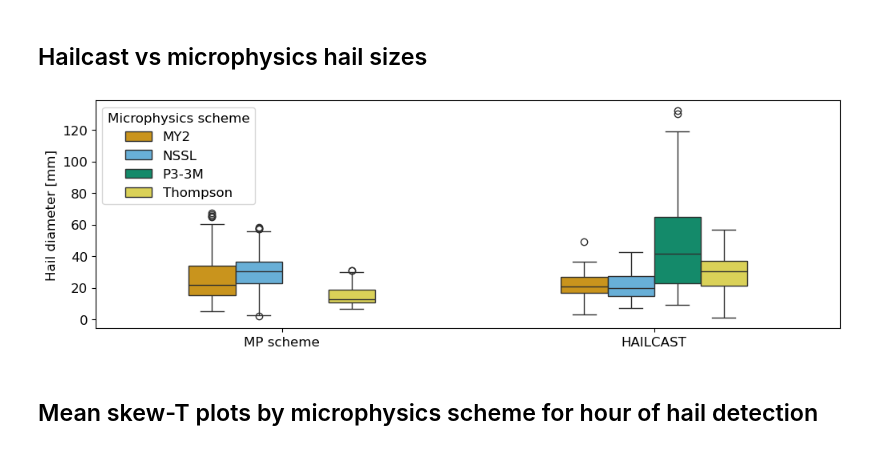
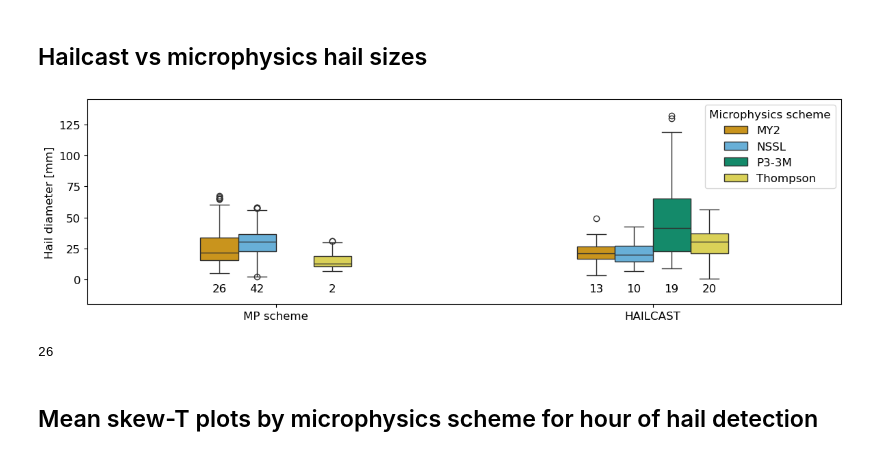
Before and after one commit to traupach/aus_tropics_hail, a Jupyter notebook: analysis/aus_tropics_hail.ipynb, the cells around one changed output. Drawn from its saved outputs; the diff is of its cells as text; code cells hidden in the pictures.

Commit message:
New comparison of hailcast to mp scheme hail sizes.

```diff
--- a/analysis/aus_tropics_hail.ipynb
+++ b/analysis/aus_tropics_hail.ipynb
@@ -273,8 +273,9 @@ nh.plot_hail_simulations(dat=spatial_means, ylim=(-23,-9), xlim=(116, 147), figs
 # %% [markdown]
 ## Hailcast vs microphysics hail sizes
 # %%
+reload(nh)
 (results['hailcast_damaging_cases'], results['mp_damaging_cases']) = nh.plot_surface_hailsizes(
-    spatial_maxes=spatial_maxes, file='paper/figures/hailsizes.pdf', figsize=(12,3.7),
+    spatial_maxes=spatial_maxes, file='paper/figures/hailsizes.pdf', figsize=(12,3.6),
 )
 # %% [output]
-[figure, old version]
+[figure, new version]
@@ -281,3 +295,7 @@ nh.plot_hail_simulations(dat=spatial_means, ylim=(-23,-9), xlim=(116, 147), figs
+# %%
+damaging_events.loc[damaging_events['mp_scheme'] == 'MY2', 'hail_maxk1'].values[0]
+# %% [output]
+26
 # %% [markdown]
 ## Mean skew-T plots by microphysics scheme for hour of hail detection
 # %%
```
Also changed, not shown: parts of 1 cell of this notebook, 2 other files.
